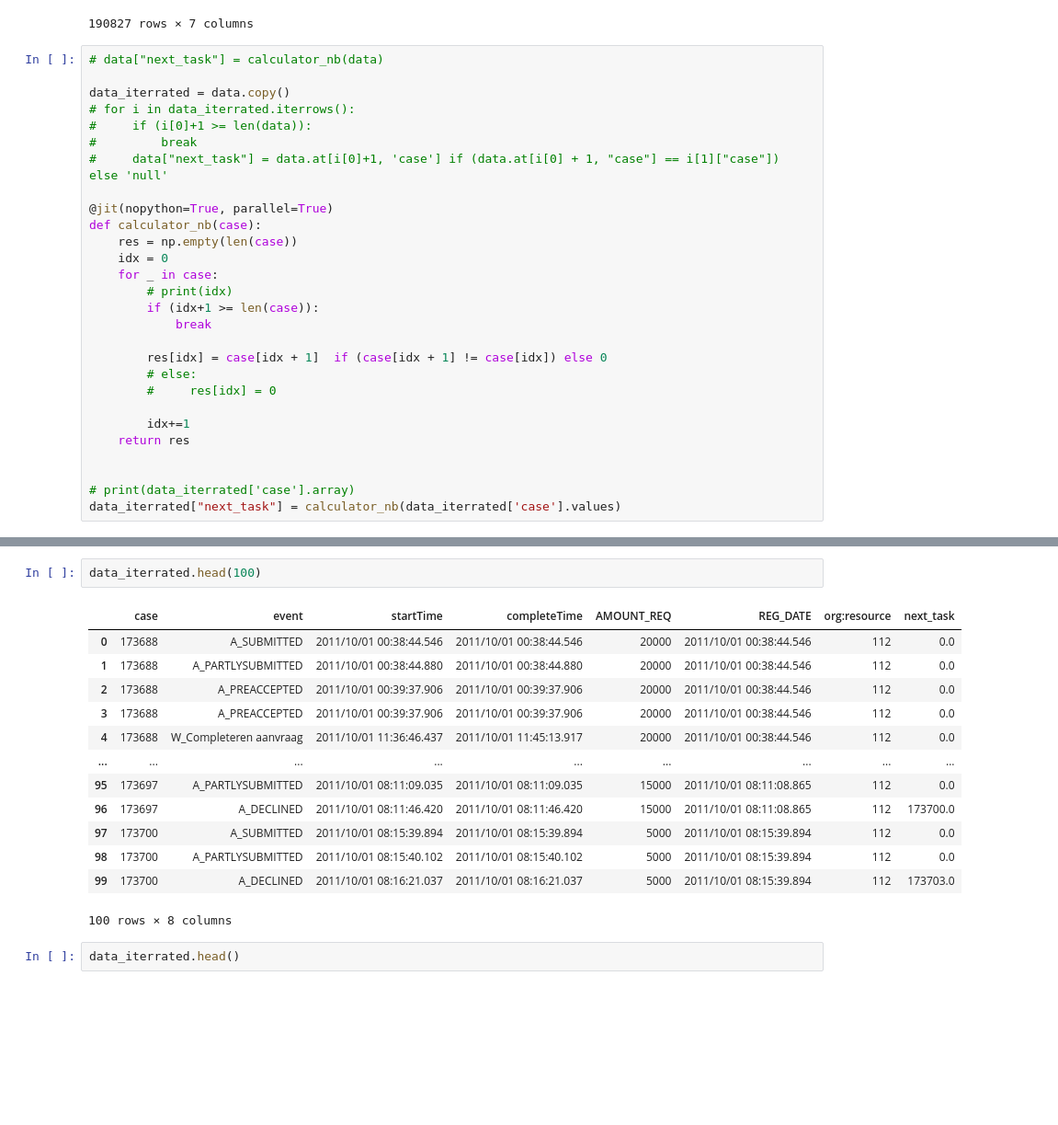
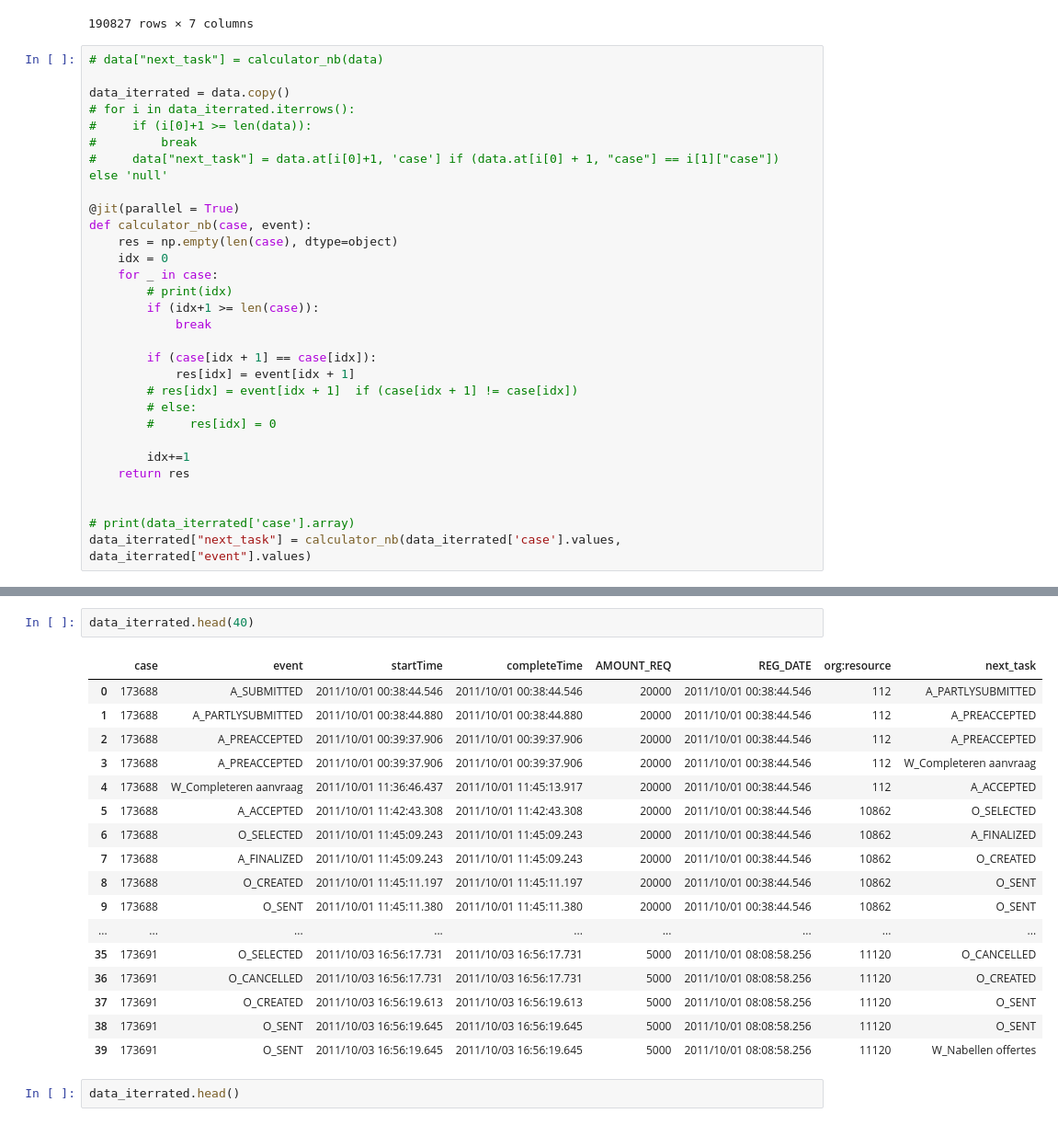
Before and after one commit to hbakardzhiev/DBL_Process_mining, a Jupyter notebook: draft.ipynb, the cells around one changed output, grey strips where cells are left out. Shown: that part at 92% size. Drawn from its saved outputs; the diff is of its cells as text; blank space fills up the shorter version.

Commit message:
naive event prediction

```diff
--- a/draft.ipynb
+++ b/draft.ipynb
@@ -145,16 +145,18 @@ data_iterrated = data.copy()
 #         break
 #     data["next_task"] = data.at[i[0]+1, 'case'] if (data.at[i[0] + 1, "case"] == i[1]["case"]) else 'null'
 
-@jit(nopython=True, parallel=True)
-def calculator_nb(case):
-    res = np.empty(len(case))
+@jit(parallel = True)
+def calculator_nb(case, event):
+    res = np.empty(len(case), dtype=object)
     idx = 0
     for _ in case:
         # print(idx)
         if (idx+1 >= len(case)):
             break
 
-        res[idx] = case[idx + 1]  if (case[idx + 1] != case[idx]) else 0
+        if (case[idx + 1] == case[idx]):
+            res[idx] = event[idx + 1]
+        # res[idx] = event[idx + 1]  if (case[idx + 1] != case[idx])
         # else:
         #     res[idx] = 0
 
@@ -163,5 +165,5 @@ def calculator_nb(case):
 
 
 # print(data_iterrated['case'].array)
-data_iterrated["next_task"] = calculator_nb(data_iterrated['case'].values)
+data_iterrated["next_task"] = calculator_nb(data_iterrated['case'].values, data_iterrated["event"].values)
 # %% [output]
@@ -176,19 +187,23 @@ File "..\..\..\AppData\Local\Temp\ipykernel_8100\3743199147.py", line 9:
 # %%
-data_iterrated.head(100)
+data_iterrated.head(40)
 # %% [output]
 |  | case | event | startTime | completeTime | AMOUNT_REQ | REG_DATE | org:resource | next_task |
-| 0 | 173688 | A_SUBMITTED | 2011/10/01 00:38:44.546 | 2011/10/01 00:38:44.546 | 20000 | 2011/10/01 00:38:44.546 | 112 | 0.0 |
-| 1 | 173688 | A_PARTLYSUBMITTED | 2011/10/01 00:38:44.880 | 2011/10/01 00:38:44.880 | 20000 | 2011/10/01 00:38:44.546 | 112 | 0.0 |
-| 2 | 173688 | A_PREACCEPTED | 2011/10/01 00:39:37.906 | 2011/10/01 00:39:37.906 | 20000 | 2011/10/01 00:38:44.546 | 112 | 0.0 |
-| 3 | 173688 | A_PREACCEPTED | 2011/10/01 00:39:37.906 | 2011/10/01 00:39:37.906 | 20000 | 2011/10/01 00:38:44.546 | 112 | 0.0 |
-| 4 | 173688 | W_Completeren aanvraag | 2011/10/01 11:36:46.437 | 2011/10/01 11:45:13.917 | 20000 | 2011/10/01 00:38:44.546 | 112 | 0.0 |
+| 0 | 173688 | A_SUBMITTED | 2011/10/01 00:38:44.546 | 2011/10/01 00:38:44.546 | 20000 | 2011/10/01 00:38:44.546 | 112 | A_PARTLYSUBMITTED |
+| 1 | 173688 | A_PARTLYSUBMITTED | 2011/10/01 00:38:44.880 | 2011/10/01 00:38:44.880 | 20000 | 2011/10/01 00:38:44.546 | 112 | A_PREACCEPTED |
+| 2 | 173688 | A_PREACCEPTED | 2011/10/01 00:39:37.906 | 2011/10/01 00:39:37.906 | 20000 | 2011/10/01 00:38:44.546 | 112 | A_PREACCEPTED |
+| 3 | 173688 | A_PREACCEPTED | 2011/10/01 00:39:37.906 | 2011/10/01 00:39:37.906 | 20000 | 2011/10/01 00:38:44.546 | 112 | W_Completeren aanvraag |
+| 4 | 173688 | W_Completeren aanvraag | 2011/10/01 11:36:46.437 | 2011/10/01 11:45:13.917 | 20000 | 2011/10/01 00:38:44.546 | 112 | A_ACCEPTED |
+| 5 | 173688 | A_ACCEPTED | 2011/10/01 11:42:43.308 | 2011/10/01 11:42:43.308 | 20000 | 2011/10/01 00:38:44.546 | 10862 | O_SELECTED |
+| 6 | 173688 | O_SELECTED | 2011/10/01 11:45:09.243 | 2011/10/01 11:45:09.243 | 20000 | 2011/10/01 00:38:44.546 | 10862 | A_FINALIZED |
+| 7 | 173688 | A_FINALIZED | 2011/10/01 11:45:09.243 | 2011/10/01 11:45:09.243 | 20000 | 2011/10/01 00:38:44.546 | 10862 | O_CREATED |
+| 8 | 173688 | O_CREATED | 2011/10/01 11:45:11.197 | 2011/10/01 11:45:11.197 | 20000 | 2011/10/01 00:38:44.546 | 10862 | O_SENT |
+| 9 | 173688 | O_SENT | 2011/10/01 11:45:11.380 | 2011/10/01 11:45:11.380 | 20000 | 2011/10/01 00:38:44.546 | 10862 | O_SENT |
 | ... | ... | ... | ... | ... | ... | ... | ... | ... |
-| 95 | 173697 | A_PARTLYSUBMITTED | 2011/10/01 08:11:09.035 | 2011/10/01 08:11:09.035 | 15000 | 2011/10/01 08:11:08.865 | 112 | 0.0 |
-| 96 | 173697 | A_DECLINED | 2011/10/01 08:11:46.420 | 2011/10/01 08:11:46.420 | 15000 | 2011/10/01 08:11:08.865 | 112 | 173700.0 |
-| 97 | 173700 | A_SUBMITTED | 2011/10/01 08:15:39.894 | 2011/10/01 08:15:39.894 | 5000 | 2011/10/01 08:15:39.894 | 112 | 0.0 |
-| 98 | 173700 | A_PARTLYSUBMITTED | 2011/10/01 08:15:40.102 | 2011/10/01 08:15:40.102 | 5000 | 2011/10/01 08:15:39.894 | 112 | 0.0 |
-| 99 | 173700 | A_DECLINED | 2011/10/01 08:16:21.037 | 2011/10/01 08:16:21.037 | 5000 | 2011/10/01 08:15:39.894 | 112 | 173703.0 |
+| 35 | 173691 | O_SELECTED | 2011/10/03 16:56:17.731 | 2011/10/03 16:56:17.731 | 5000 | 2011/10/01 08:08:58.256 | 11120 | O_CANCELLED |
+| 36 | 173691 | O_CANCELLED | 2011/10/03 16:56:17.731 | 2011/10/03 16:56:17.731 | 5000 | 2011/10/01 08:08:58.256 | 11120 | O_CREATED |
+| 37 | 173691 | O_CREATED | 2011/10/03 16:56:19.613 | 2011/10/03 16:56:19.613 | 5000 | 2011/10/01 08:08:58.256 | 11120 | O_SENT |
+| 38 | 173691 | O_SENT | 2011/10/03 16:56:19.645 | 2011/10/03 16:56:19.645 | 5000 | 2011/10/01 08:08:58.256 | 11120 | O_SENT |
+| 39 | 173691 | O_SENT | 2011/10/03 16:56:19.645 | 2011/10/03 16:56:19.645 | 5000 | 2011/10/01 08:08:58.256 | 11120 | W_Nabellen offertes |
-100 rows × 8 columns
 # %%
 data_iterrated.head()
 # %% [output]
```
Also changed, not shown: parts of 1 cell of this notebook.
